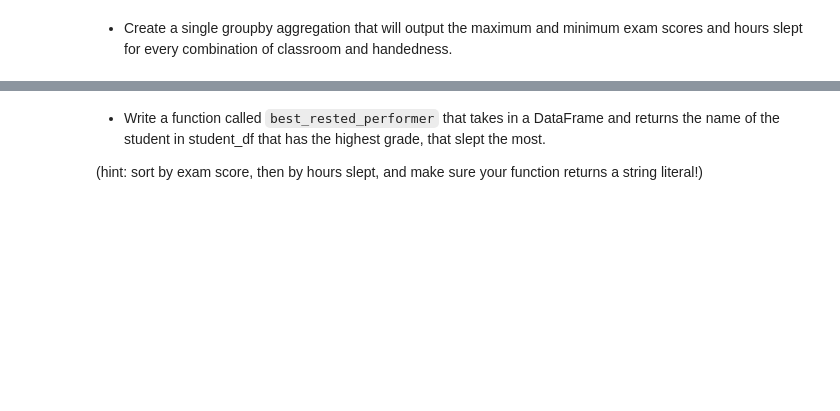
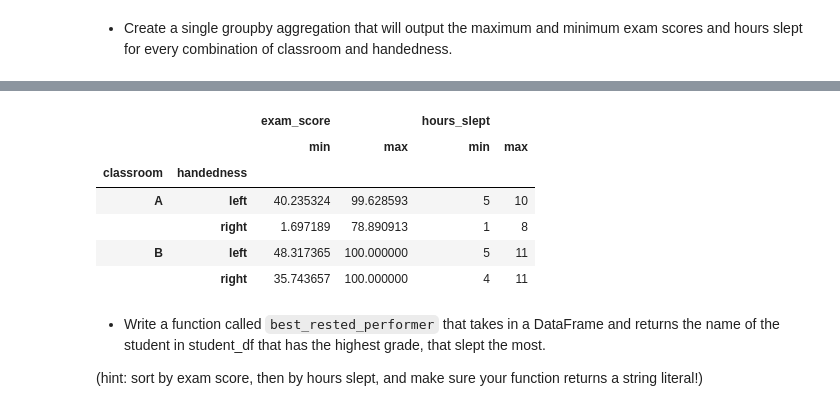
Before and after one commit to David-Howell/numpy-pandas-visualization-exercises, a Jupyter notebook: python_assessment_review.ipynb, the cells around one changed output, grey strips where cells are left out. Saved outputs shown, nothing was run; the diff lists cells and outputs as text; code cells hidden in the pictures; blank space fills up the shorter version.

```diff
--- a/python_assessment_review.ipynb
+++ b/python_assessment_review.ipynb
@@ -129,3 +285,13 @@ assert(list(student_df.classroom.values) == list(classrooms))
+# %%
+student_df.groupby(['classroom', 'handedness']).agg({'exam_score': ['min', 'max'], 'hours_slept': ['min', 'max']})
+# %% [output]
+|  |  | exam_score |  | hours_slept |  |
+|  |  | min | max | min | max |
+| classroom | handedness |  |  |  |  |
+| A | left | 40.235324 | 99.628593 | 5 | 10 |
+|  | right | 1.697189 | 78.890913 | 1 | 8 |
+| B | left | 48.317365 | 100.000000 | 5 | 11 |
+|  | right | 35.743657 | 100.000000 | 4 | 11 |
 # %% [markdown]
  - Write a function called `best_rested_performer` that takes in a DataFrame and returns the name of the student in student_df that has the highest grade, that slept the most.
 
```
Also changed, not shown: parts of 19 cells of this notebook.
